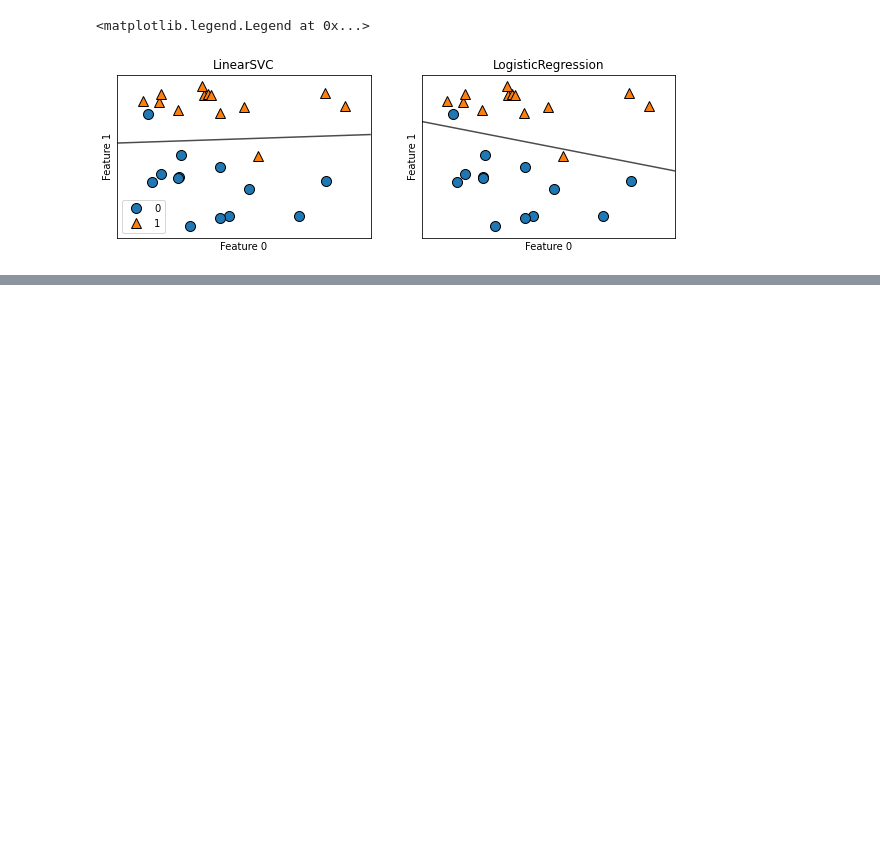
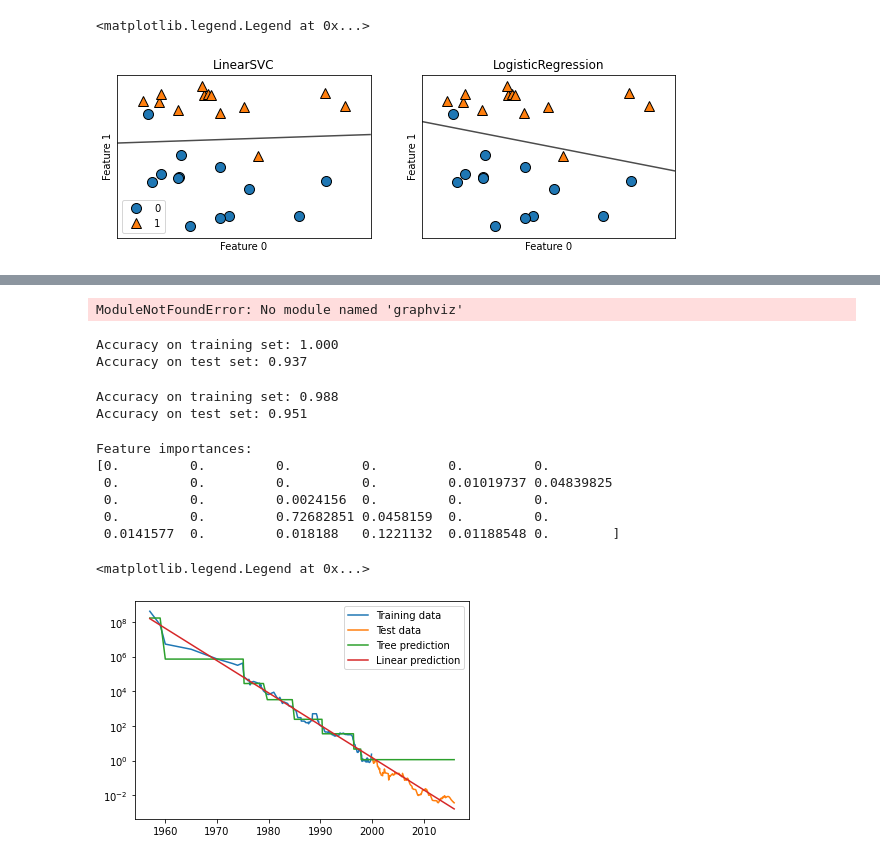
Before and after one commit to Kai-Washino/ml-with-python, a Jupyter notebook: chap2_supervised.ipynb, the cells around one changed output, grey strips where cells are left out. Drawn from its saved outputs; the diff is of its cells as text; code cells hidden in the pictures; blank space fills up the shorter version.

Commit message:
Add SVM and Uncertainty estimates from classifiers

```diff
--- a/chap2_supervised.ipynb
+++ b/chap2_supervised.ipynb
@@ -327,0 +440,70 @@ axes[0].legend()
+# %%
+mglearn.plots.plot_animal_tree()
+# %% [output]
+ModuleNotFoundError: No module named 'graphviz'
+# %%
+from sklearn.tree import DecisionTreeClassifier
+
+cancer = load_breast_cancer()
+X_train, X_test, y_train, y_test = train_test_split(
+    cancer.data, cancer.target, stratify=cancer.target, random_state=42)
+tree = DecisionTreeClassifier(random_state=0)
+tree.fit(X_train, y_train)
+print("Accuracy on training set: {:.3f}".format(tree.score(X_train, y_train)))
+print("Accuracy on test set: {:.3f}".format(tree.score(X_test, y_test)))
+# %% [output]
+Accuracy on training set: 1.000
+Accuracy on test set: 0.937
+# %%
+tree = DecisionTreeClassifier(max_depth=4, random_state=0)
+tree.fit(X_train, y_train)
+
+print("Accuracy on training set: {:.3f}".format(tree.score(X_train, y_train)))
+print("Accuracy on test set: {:.3f}".format(tree.score(X_test, y_test)))
+# %% [output]
+Accuracy on training set: 0.988
+Accuracy on test set: 0.951
+# %%
+print("Feature importances:")
+print(tree.feature_importances_)
+# %% [output]
+Feature importances:
+[0.         0.         0.         0.         0.         0.
+ 0.         0.         0.         0.         0.01019737 0.04839825
+ 0.         0.         0.0024156  0.         0.         0.
+ 0.         0.         0.72682851 0.0458159  0.         0.
+ 0.0141577  0.         0.018188   0.1221132  0.01188548 0.        ]
+# %%
+
+
+ram_prices = pd.read_csv(os.path.join(mglearn.datasets.DATA_PATH, "ram_price.csv"))
+
+data_train = ram_prices[ram_prices.date < 2000]
+data_test = ram_prices[ram_prices.date >= 2000]
+
+# predict prices based on date
+X_train = data_train.date[:, np.newaxis]
+# we use a log-transform to get a simpler relationship of data to target
+y_train = np.log(data_train.price)
+
+tree = DecisionTreeRegressor(max_depth=3).fit(X_train, y_train)
+linear_reg = LinearRegression().fit(X_train, y_train)
+
+# predict on all data
+X_all = ram_prices.date[:, np.newaxis]
+
+pred_tree = tree.predict(X_all)
+pred_lr = linear_reg.predict(X_all)
+
+# undo log-transform
+price_tree = np.exp(pred_tree)
+price_lr = np.exp(pred_lr)
+
+plt.semilogy(data_train.date, data_train.price, label="Training data")
+plt.semilogy(data_test.date, data_test.price, label="Test data")
+plt.semilogy(ram_prices.date, price_tree, label="Tree prediction")
+plt.semilogy(ram_prices.date, price_lr, label="Linear prediction")
+plt.legend()
+# %% [output]
+<matplotlib.legend.Legend at 0x...>
+[figure, added]
```
Also changed, not shown: parts of 48 cells of this notebook, 1 other file.
